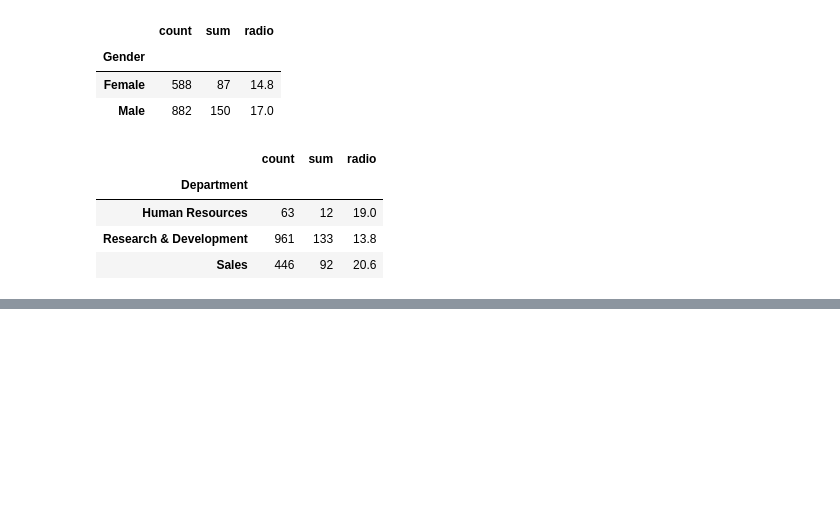
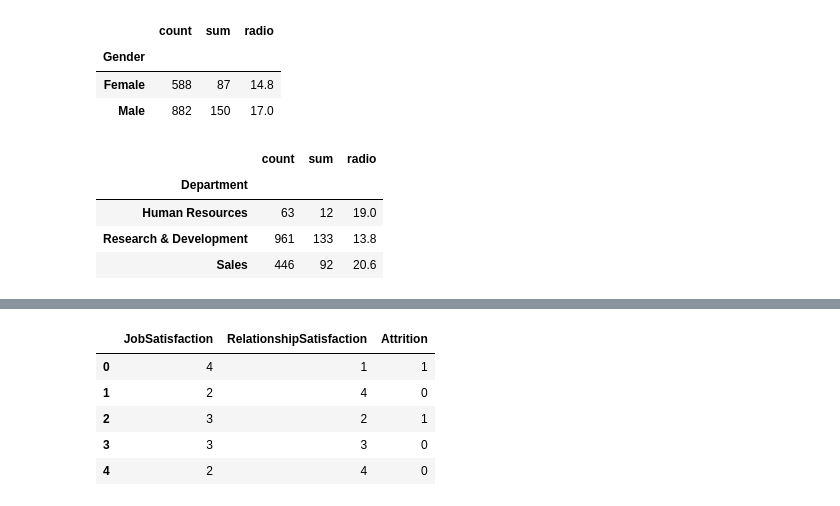
Before and after one commit to Git-Jeong/Machine_Learning, a Jupyter notebook: study/ex_06_선형분류_(직원_이직_예측).ipynb, the cells around one changed output, grey strips where cells are left out. Cells and saved outputs as stored; diff of their text form; code cells hidden in the pictures; blank space fills up the shorter version.

```diff
--- a/study/ex_06_선형분류_(직원_이직_예측).ipynb
+++ b/study/ex_06_선형분류_(직원_이직_예측).ipynb
@@ -190,0 +217,12 @@ df_gp
+# %%
+# 1. 인간관계 업무 만족도, 이직간의 상관 관계를 파악
+# JobSatisfaction : 업무 만족도
+# RelationshipSatisfaction : 인관관계 만족도
+data[['JobSatisfaction', 'RelationshipSatisfaction', 'Attrition']].head()
+# %% [output]
+|  | JobSatisfaction | RelationshipSatisfaction | Attrition |
+| 0 | 4 | 1 | 1 |
+| 1 | 2 | 4 | 0 |
+| 2 | 3 | 2 | 1 |
+| 3 | 3 | 3 | 0 |
+| 4 | 2 | 4 | 0 |
```
Also changed, not shown: parts of 2 cells of this notebook.
